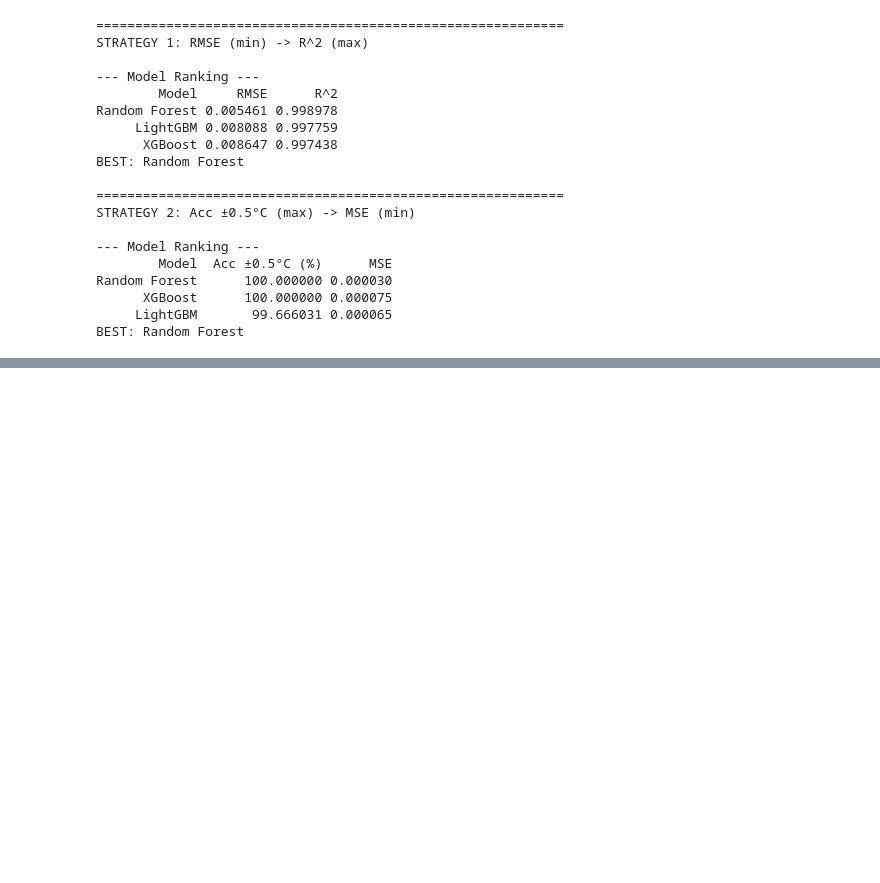
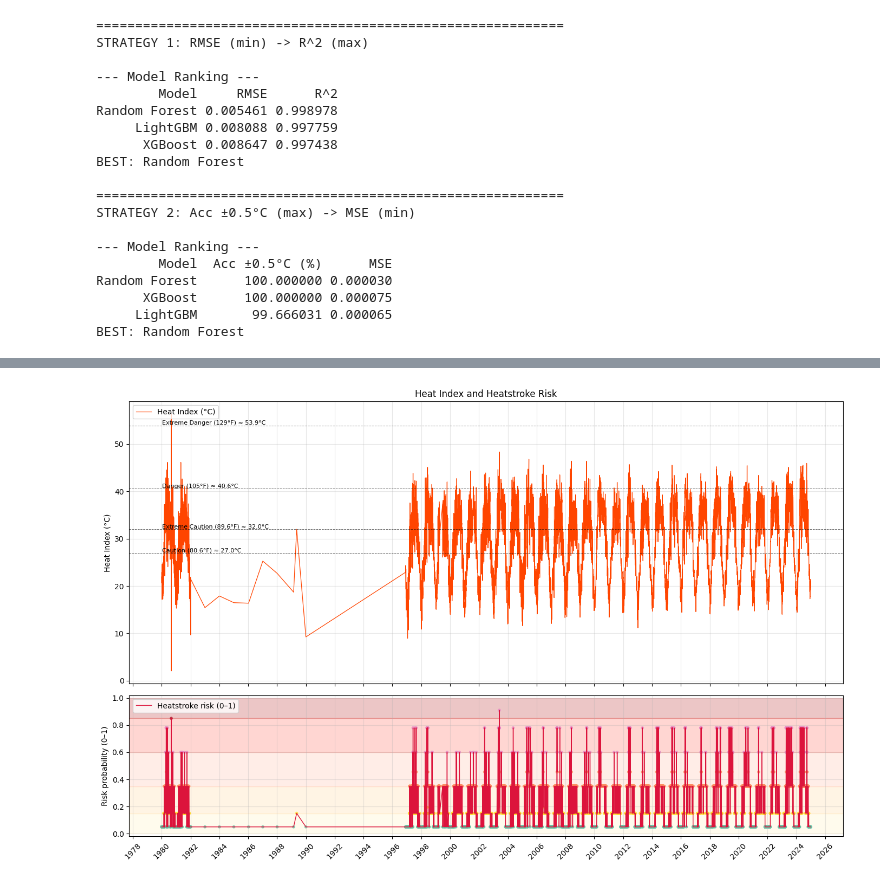
Before and after one commit to not-your-pancake/TCC-ensembling-paper, a Jupyter notebook: 3-Heatstroke-RIsk/bagerhat_Heatstroke.ipynb, the cells around one changed output, grey strips where cells are left out. Cells and saved outputs as stored; diff of their text form; code cells hidden in the pictures; blank space fills up the shorter version.

Commit message:
heatstroke updated

```diff
--- a/3-Heatstroke-RIsk/bagerhat_Heatstroke.ipynb
+++ b/3-Heatstroke-RIsk/bagerhat_Heatstroke.ipynb
@@ -1263,0 +1286,73 @@ BEST: Random Forest
+# %%
+# ...existing code...
+import matplotlib.pyplot as plt
+import matplotlib.dates as mdates
+import pandas as pd
+import numpy as np
+
+# ensure date column
+if 'date' not in df.columns:
+    df['date'] = pd.to_datetime(df[['year','month','day']])
+else:
+    df['date'] = pd.to_datetime(df['date'])
+
+# require columns
+for col in ['heat_index_C', 'heat_index_F', 'heatstroke_risk_prob']:
+    if col not in df.columns:
+        raise KeyError(f"{col} not found in df")
+
+# ensure categorical severity exists
+if 'Heat_Severity' not in df.columns:
+    def _cat(p):
+        if p >= 0.85: return 'Extreme Danger'
+        if p >= 0.60: return 'Danger'
+        if p >= 0.35: return 'Extreme Caution'
+        if p >= 0.15: return 'Caution'
+        return 'Comfortable'
+    df['Heat_Severity'] = df['heatstroke_risk_prob'].apply(_cat)
+
+# Plot: top = Heat Index (°C) with HI thresholds; bottom = probabilistic heatstroke risk with severity bands
+fig, (ax1, ax2) = plt.subplots(2, 1, figsize=(14, 9), sharex=True, gridspec_kw={'height_ratios':[2,1]})
+
+# Top: Heat Index (°C)
+ax1.plot(df['date'], df['heat_index_C'], color='orangered', lw=0.9, label='Heat Index (°C)')
+# Heat Index thresholds (°F) converted to °C for reference
+hi_thresh_f = [80.6, 89.6, 105.0, 129.0]
+hi_thresh_c = [(f - 32) * 5.0/9.0 for f in hi_thresh_f]
+hi_labels = ['Caution (80.6°F)', 'Extreme Caution (89.6°F)', 'Danger (105°F)', 'Extreme Danger (129°F)']
+for t_c, lbl in zip(hi_thresh_c, hi_labels):
+    ax1.axhline(t_c, color='k', ls='--', lw=0.7, alpha=0.6)
+    ax1.text(df['date'].iloc[max(0, min(10, len(df)-1))], t_c + 0.2, f"{lbl} ≈ {t_c:.1f}°C", fontsize=8, color='k')
+
+ax1.set_ylabel('Heat Index (°C)')
+ax1.set_title('Heat Index and Heatstroke Risk')
+ax1.grid(alpha=0.3)
+ax1.legend(loc='upper left')
+
+# Bottom: Heatstroke risk probability (0-1) with severity bands
+palette = {'Comfortable':'#66c2a5','Caution':'#ffd92f','Extreme Caution':'#fc8d62','Danger':'#e78ac3','Extreme Danger':'#b2182b'}
+bands = [(0.15, 'Caution', '#fff4cc'), (0.35, 'Extreme Caution', '#ffe0b2'),
+         (0.60, 'Danger', '#ffccbc'), (0.85, 'Extreme Danger', '#ff8a80')]
+prev = 0.0
+for thresh, _, color in bands:
+    ax2.axhspan(prev, thresh, color=color, alpha=0.35)
+    prev = thresh
+ax2.axhspan(prev, 1.0, color='#b71c1c', alpha=0.25)
+
+ax2.plot(df['date'], df['heatstroke_risk_prob'], color='crimson', lw=1.0, label='Heatstroke risk (0–1)')
+ax2.scatter(df['date'], df['heatstroke_risk_prob'], s=10, c=df['Heat_Severity'].map(palette), alpha=0.7)
+ax2.set_ylabel('Risk probability (0–1)')
+ax2.set_ylim(-0.02, 1.02)
+ax2.grid(alpha=0.3)
+ax2.legend(loc='upper left')
+
+# formatting x-axis
+ax2.xaxis.set_major_locator(mdates.YearLocator(2))
+ax2.xaxis.set_major_formatter(mdates.DateFormatter('%Y'))
+plt.setp(ax2.xaxis.get_majorticklabels(), rotation=45)
+
+plt.tight_layout()
+plt.show()
+# ...existing code...
+# %% [output]
+[figure, added]
```
Also changed, not shown: parts of 2 cells of this notebook.
